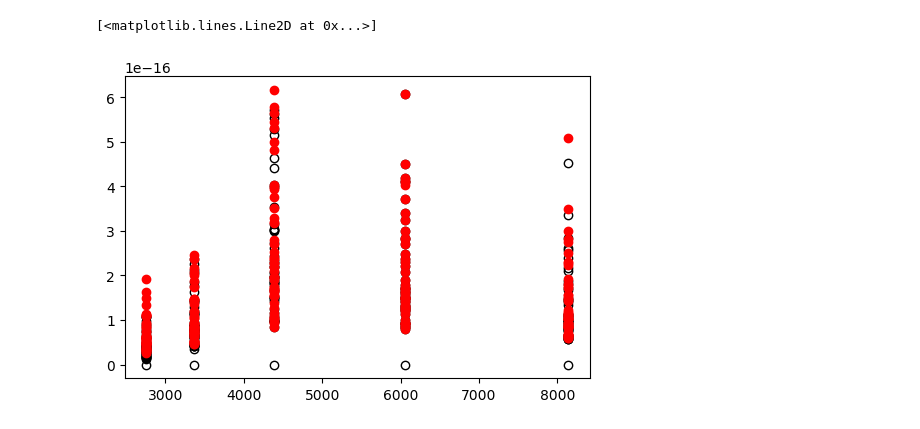
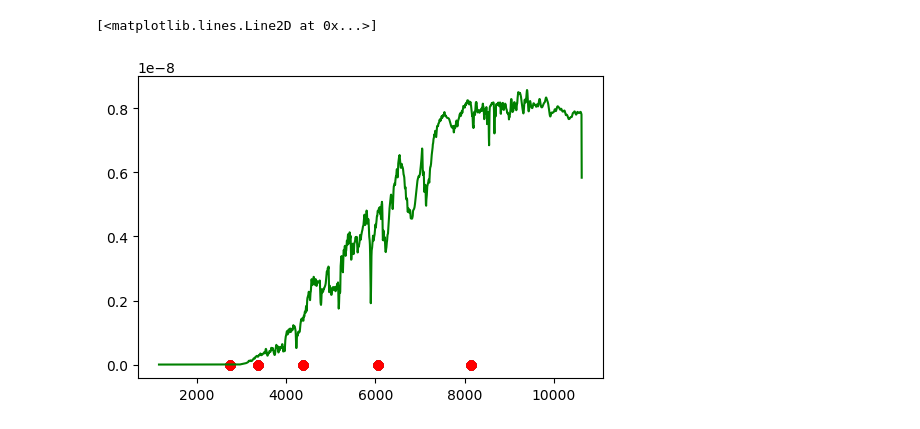
Before and after one commit to teresapan/Blue_stragglers, a Jupyter notebook: BS_SEDs/BSs SEDs.ipynb, the cells around one changed output. Cells and saved outputs as stored; diff of their text form; code cells hidden in the pictures.

Commit message:
new graphs

```diff
--- a/BS_SEDs/BSs SEDs.ipynb
+++ b/BS_SEDs/BSs SEDs.ipynb
@@ -37,14 +37,15 @@ schi4833 = ascii.read("ngc4833_chi2_singles.dat",names = ('Mass', 'Temperature',
 # %%
 plt.plot(a,schi4833['F275'], 'o',c= 'black',mfc="None")
 plt.plot(b,schi4833['F336'], 'o',c= 'black',mfc="None")
 plt.plot(c,schi4833['F438'], 'o',c= 'black',mfc="None")
 plt.plot(d,schi4833['F606'], 'o',c= 'black',mfc="None")
 plt.plot(e,schi4833['F814'], 'o',c= 'black',mfc="None")
 plt.plot(a,t4833['F_275'],'o',c= 'red')
 plt.plot(b,t4833['F_336'],'o',c= 'red')
 plt.plot(c,t4833['F_438'],'o',c= 'red')
 plt.plot(d,t4833['F_606'],'o',c= 'red')
 plt.plot(e,t4833['F_814'],'o',c= 'red')
+plt.plot(Temp3548['WAVELENGTH'],Temp3548['FLUX'], c = "green")
 # %% [output]
 [<matplotlib.lines.Line2D at 0x...>]
-[figure, old version]
+[figure, new version]
```
Also changed, not shown: parts of 1 cell of this notebook.
